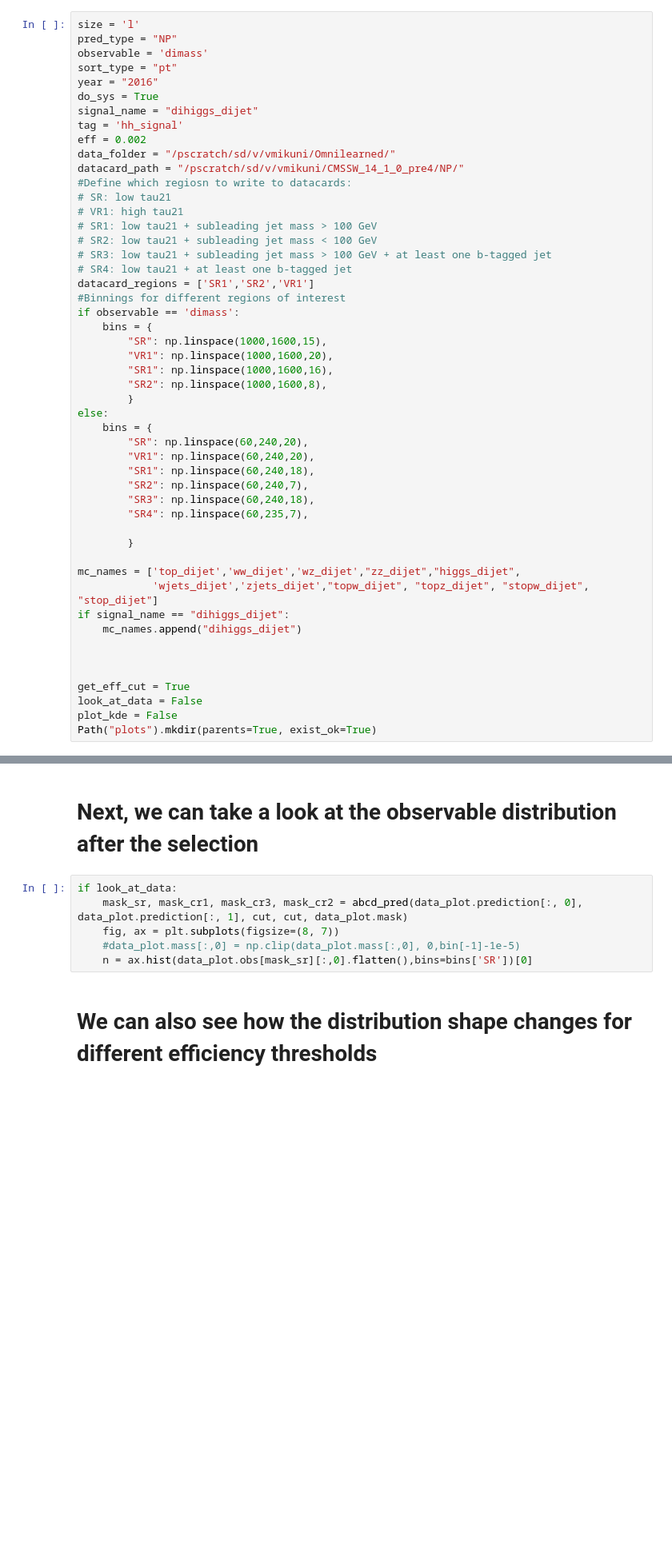
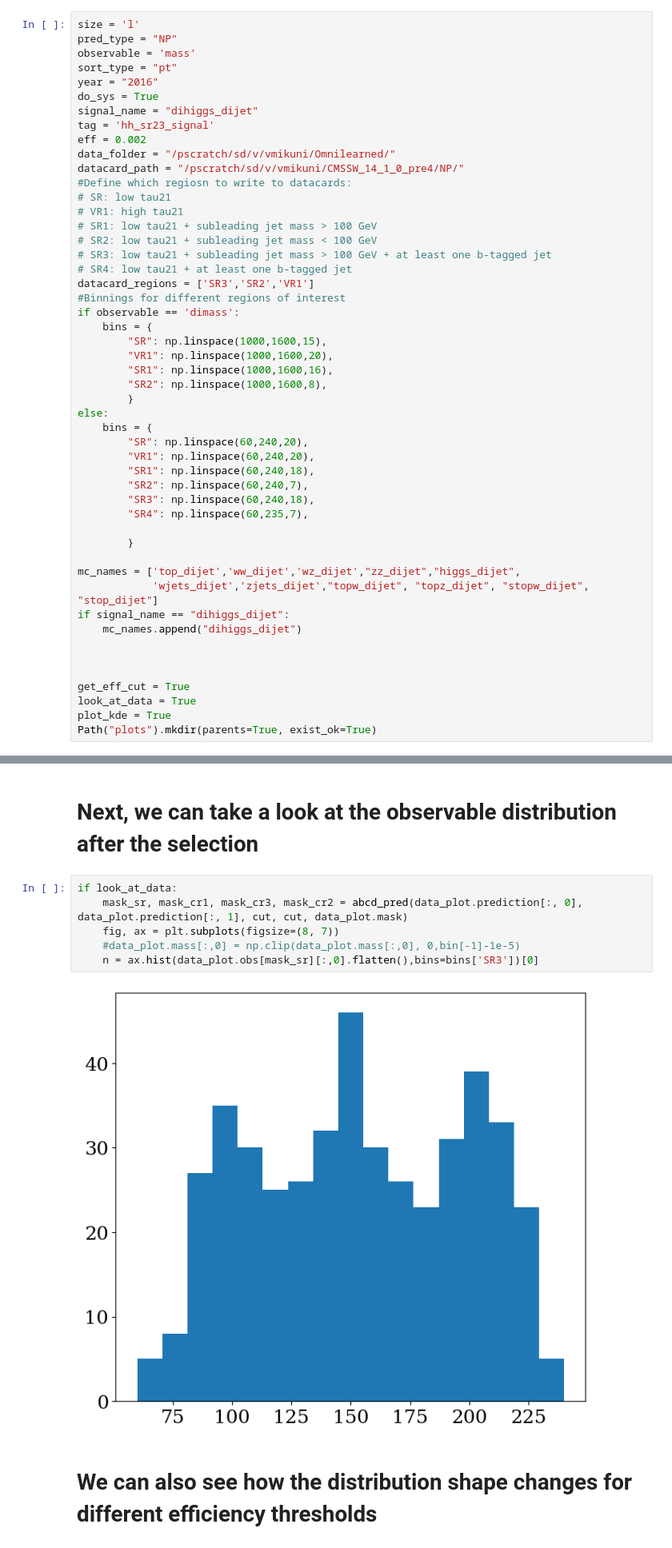
Before and after one commit to ViniciusMikuni/OmniLearnedAD, a Jupyter notebook: make_datacards.ipynb, the cells around one changed output, grey strips where cells are left out. Shown at 80% size. Cells and saved outputs as stored; diff of their text form; blank space fills up the shorter version.

```diff
--- a/make_datacards.ipynb
+++ b/make_datacards.ipynb
@@ -29,12 +29,12 @@ SetStyle()
 # %%
 size = 'l'
 pred_type = "NP"
-observable = 'dimass'
+observable = 'mass'
 sort_type = "pt"
 year = "2016"
 do_sys = True
 signal_name = "dihiggs_dijet"
-tag = 'hh_signal'
+tag = 'hh_sr23_signal'
 eff = 0.002
 data_folder = "/pscratch/sd/v/vmikuni/Omnilearned/"
 datacard_path = "/pscratch/sd/v/vmikuni/CMSSW_14_1_0_pre4/NP/"
@@ -45,7 +45,7 @@ datacard_path = "/pscratch/sd/v/vmikuni/CMSSW_14_1_0_pre4/NP/"
 # SR2: low tau21 + subleading jet mass < 100 GeV
 # SR3: low tau21 + subleading jet mass > 100 GeV + at least one b-tagged jet
 # SR4: low tau21 + at least one b-tagged jet
-datacard_regions = ['SR1','SR2','VR1']
+datacard_regions = ['SR3','SR2','VR1']
 #Binnings for different regions of interest
 if observable == 'dimass':
     bins = {
@@ -73,8 +73,8 @@ if signal_name == "dihiggs_dijet":
 
 
 get_eff_cut = True
-look_at_data = False
-plot_kde = False
+look_at_data = True
+plot_kde = True
 Path("plots").mkdir(parents=True, exist_ok=True)
 # %% [markdown]
 # First we determine the cut threshold to be applied to the AD score given a fixed efficiency
@@ -92,9 +92,11 @@ The cut threshold for eff 0.002 is: 0.9017606973648071
 # %%
 if look_at_data:
     mask_sr, mask_cr1, mask_cr3, mask_cr2 = abcd_pred(data_plot.prediction[:, 0], data_plot.prediction[:, 1], cut, cut, data_plot.mask)
     fig, ax = plt.subplots(figsize=(8, 7))
     #data_plot.mass[:,0] = np.clip(data_plot.mass[:,0], 0,bin[-1]-1e-5)
-    n = ax.hist(data_plot.obs[mask_sr][:,0].flatten(),bins=bins['SR'])[0]
+    n = ax.hist(data_plot.obs[mask_sr][:,0].flatten(),bins=bins['SR3'])[0]
+# %% [output]
+[figure, added]
 # %% [markdown]
 # We can also see how the distribution shape changes for different efficiency thresholds
 # %%
```
Also changed, not shown: parts of 4 cells of this notebook, 3 other files.
